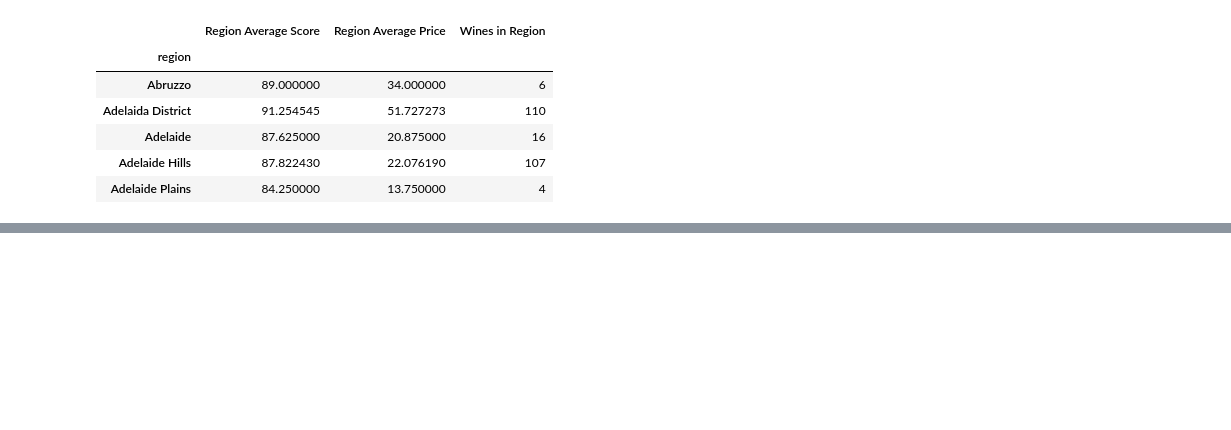
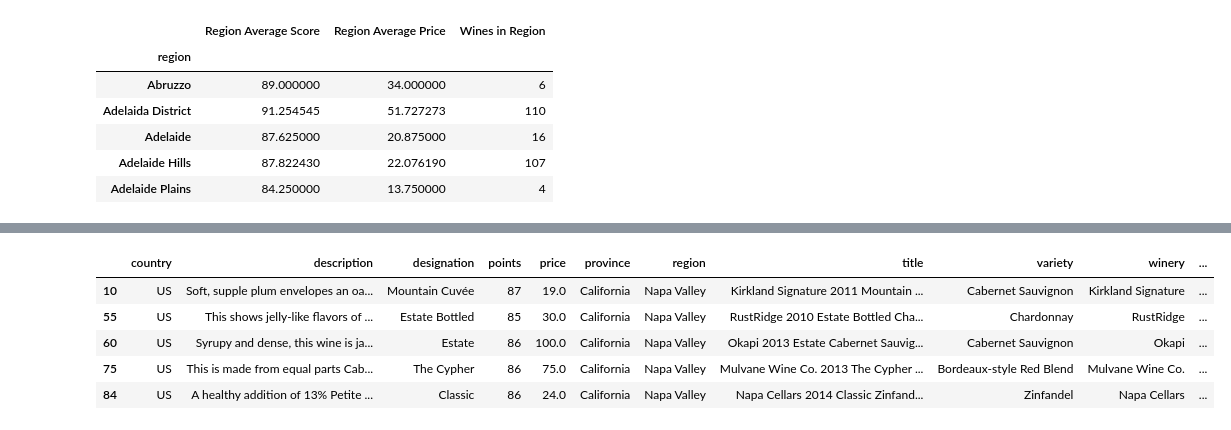
Before and after one commit to vittalsiddaiah/FantasticFive, a Jupyter notebook: Project/Notebooks/JacobRegionAnalysis.ipynb, the cells around one changed output, grey strips where cells are left out. Cells and saved outputs as stored; diff of their text form; code cells hidden in the pictures; blank space fills up the shorter version.

```diff
--- a/Project/Notebooks/JacobRegionAnalysis.ipynb
+++ b/Project/Notebooks/JacobRegionAnalysis.ipynb
@@ -115,0 +126,11 @@ plt.show()
+# %%
+#Separate out largest region
+NapaDF = wineDF.loc[wineDF['region']=='Napa Valley',:]
+NapaDF.head()
+# %% [output]
+|  | country | description | designation | points | price | province | region | title | variety | winery | ... |
+| 10 | US | Soft, supple plum envelopes an oa... | Mountain Cuvée | 87 | 19.0 | California | Napa Valley | Kirkland Signature 2011 Mountain ... | Cabernet Sauvignon | Kirkland Signature | ... |
+| 55 | US | This shows jelly-like flavors of ... | Estate Bottled | 85 | 30.0 | California | Napa Valley | RustRidge 2010 Estate Bottled Cha... | Chardonnay | RustRidge | ... |
+| 60 | US | Syrupy and dense, this wine is ja... | Estate | 86 | 100.0 | California | Napa Valley | Okapi 2013 Estate Cabernet Sauvig... | Cabernet Sauvignon | Okapi | ... |
+| 75 | US | This is made from equal parts Cab... | The Cypher | 86 | 75.0 | California | Napa Valley | Mulvane Wine Co. 2013 The Cypher ... | Bordeaux-style Red Blend | Mulvane Wine Co. | ... |
+| 84 | US | A healthy addition of 13% Petite ... | Classic | 86 | 24.0 | California | Napa Valley | Napa Cellars 2014 Classic Zinfand... | Zinfandel | Napa Cellars | ... |
```
Also changed, not shown: parts of 8 cells of this notebook, 4 other files.
